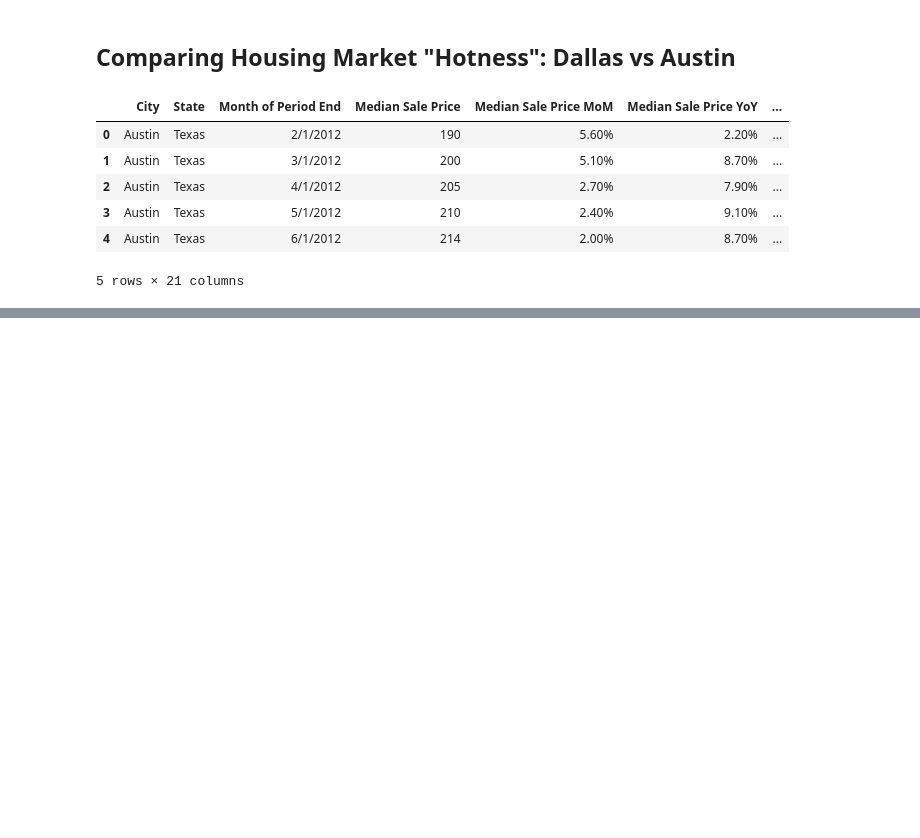
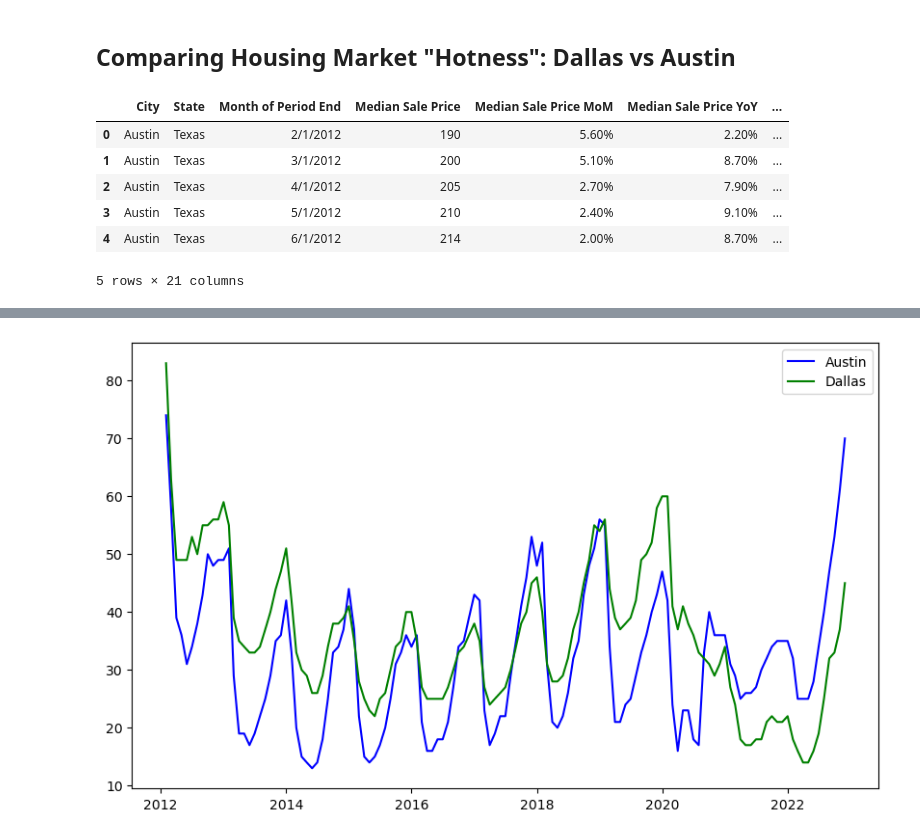
Before and after one commit to marthagriggs9/group4_project, a Jupyter notebook: austindallastest.ipynb, the cells around one changed output, grey strips where cells are left out. Cells and saved outputs as stored; diff of their text form; code cells hidden in the pictures; blank space fills up the shorter version.

Commit message:
Plot graphs for days on market, Avg sale to list vs time period

```diff
--- a/austindallastest.ipynb
+++ b/austindallastest.ipynb
@@ -49,0 +48,8 @@ Name: Days on Market, dtype: float64
+# %%
+# Data cleaning
+dom_df['Average Sale To List'] = dom_df['Average Sale To List'].str.replace('%', '').astype('float')
+dom_df['Month of Period End'] = pd.to_datetime(dom_df['Month of Period End'], infer_datetime_format=True)
+
+# Data Augmentation
+dom_df['yr_start'] = dom_df['Month of Period End'].dt.month == 1
+dom_df.dtypes
@@ -49,0 +84,14 @@ Name: Days on Market, dtype: float64
+# %%
+Austin_data = dom_df.loc[dom_df['City']=="Austin"]
+Dallas_data = dom_df.loc[dom_df['City']=="Dallas"]
+# %%
+graph, graph_axes = plt.subplots(figsize=(10,6))
+graph_axes.plot(Austin_data["Month of Period End"],
+                   Austin_data["Days on Market"], color='blue', label='Austin')
+graph_axes.plot(Dallas_data["Month of Period End"],
+                   Dallas_data["Days on Market"], color='green', label='Dallas')
+
+plt.legend()
+plt.show()
+# %% [output]
+[figure, added]
```
Also changed, not shown: parts of 9 cells of this notebook, 1 other file.
